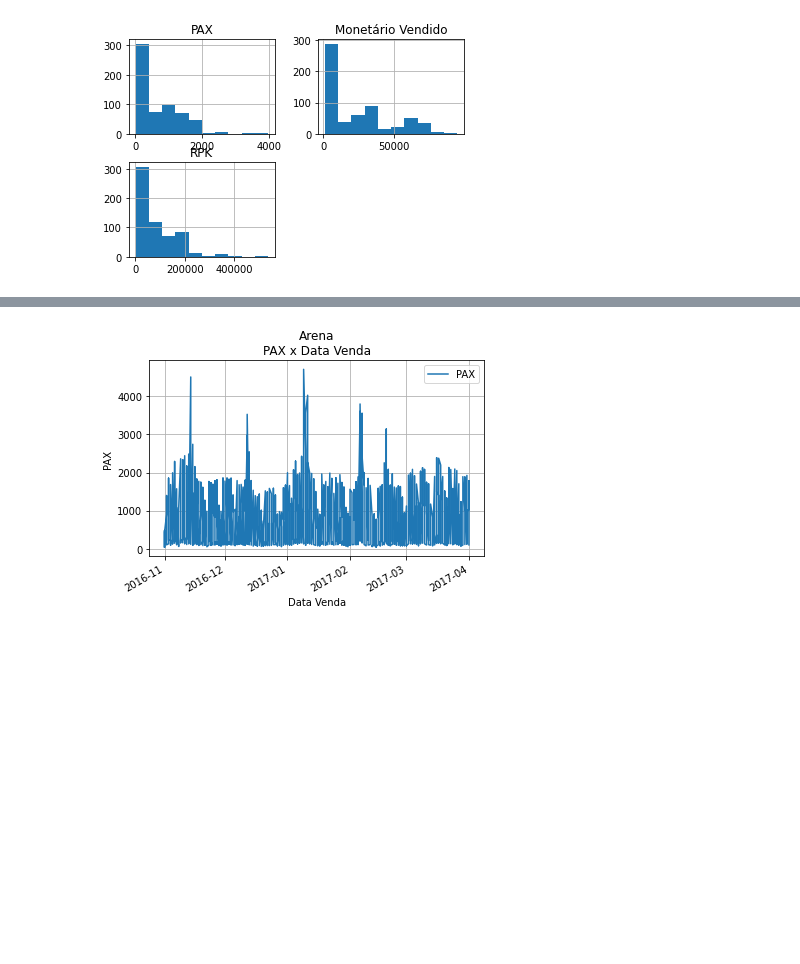
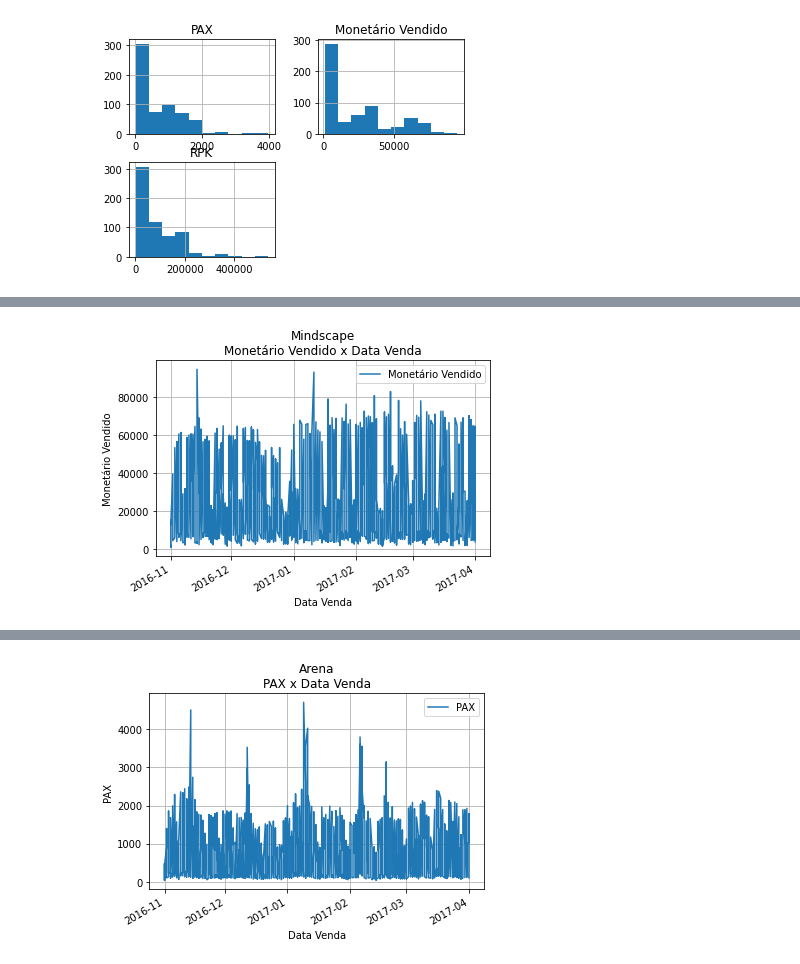
Before and after one commit to silviolima07/Gol, a Jupyter notebook: Gol.ipynb, the cells around one changed output, grey strips where cells are left out. Saved outputs shown, nothing was run; the diff lists cells and outputs as text; code cells hidden in the pictures; blank space fills up the shorter version.

```diff
--- a/Gol.ipynb
+++ b/Gol.ipynb
@@ -743,0 +729,7 @@ temp_Mindscape
+# %%
+Mindscape_Monetario=temp_Mindscape[['Monetário Vendido','Data Venda']]
+(Mindscape_Monetario.set_index(['Data Venda'])).plot();
+plt.title("Mindscape\nMonetário Vendido x Data Venda")
+plt.xlabel("Data Venda"), plt.ylabel("Monetário Vendido"), plt.grid(b=True);
+# %% [output]
+[figure, added]
```
Also changed, not shown: parts of 194 cells of this notebook.
